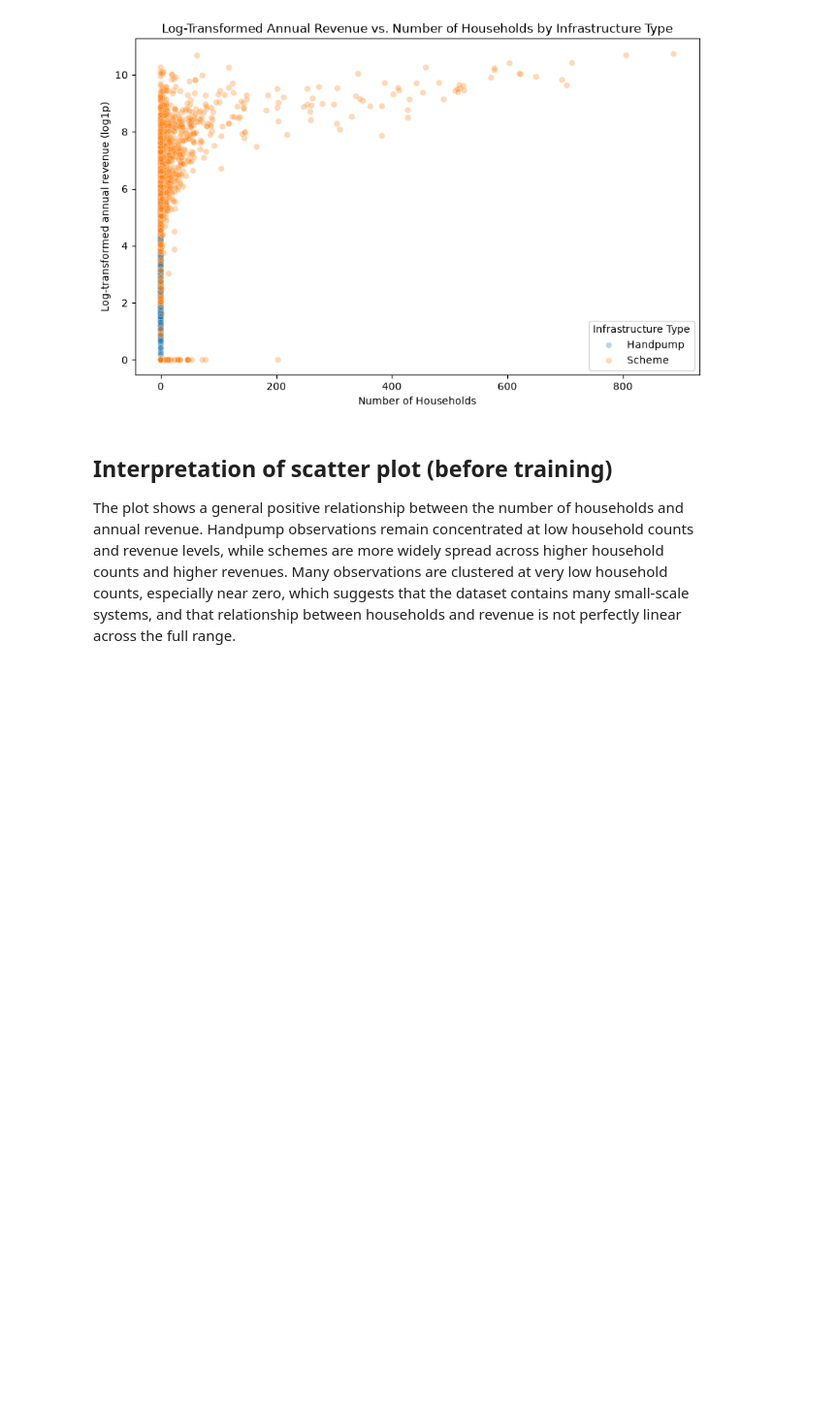
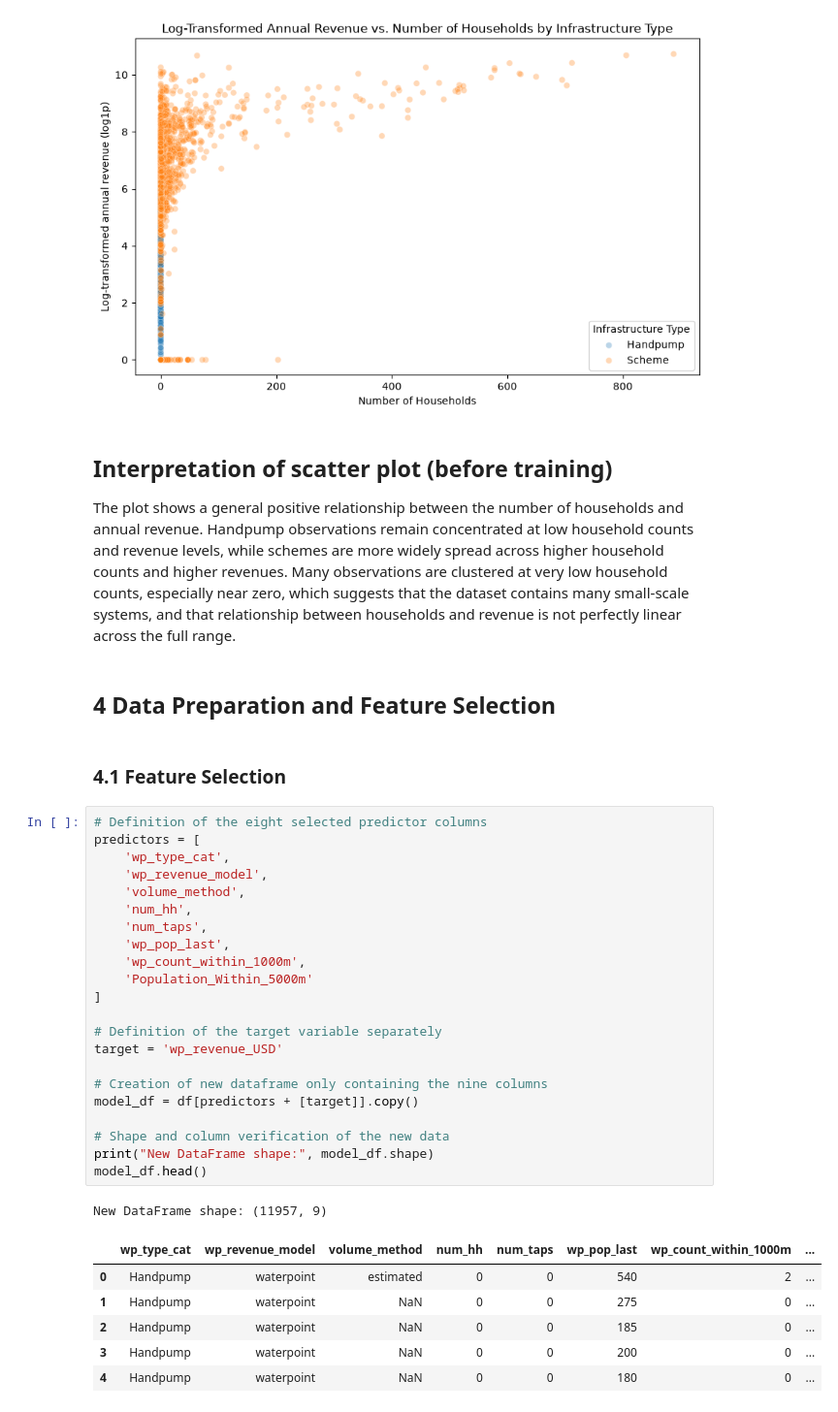
Before and after one commit to L-nsamba/linear_regression_model, a Jupyter notebook: summative/linear_regression/multivariate.ipynb, the cells around one changed output. Shown at 97% size. Saved outputs shown, nothing was run; the diff lists cells and outputs as text; blank space fills up the shorter version.

```diff
--- a/summative/linear_regression/multivariate.ipynb
+++ b/summative/linear_regression/multivariate.ipynb
@@ -254,3 +254,37 @@ plt.show()
 # %% [markdown]
 ## Interpretation of scatter plot (before training)
 The plot shows a general positive relationship between the number of households and annual revenue. Handpump observations remain concentrated at low household counts and revenue levels, while schemes are more widely spread across higher household counts and higher revenues. Many observations are clustered at very low household counts, especially near zero, which suggests that the dataset contains many small-scale systems, and that relationship between households and revenue is not perfectly linear across the full range.
+# %% [markdown]
+## 4 Data Preparation and Feature Selection
+# %% [markdown]
+### 4.1 Feature Selection
+# %%
+# Definition of the eight selected predictor columns
+predictors = [
+    'wp_type_cat',
+    'wp_revenue_model',
+    'volume_method',
+    'num_hh',
+    'num_taps',
+    'wp_pop_last',
+    'wp_count_within_1000m',
+    'Population_Within_5000m'
+]
+
+# Definition of the target variable separately
+target = 'wp_revenue_USD'
+
+# Creation of new dataframe only containing the nine columns
+model_df = df[predictors + [target]].copy()
+
+# Shape and column verification of the new data
+print("New DataFrame shape:", model_df.shape)
+model_df.head()
+# %% [output]
+New DataFrame shape: (11957, 9)
+|  | wp_type_cat | wp_revenue_model | volume_method | num_hh | num_taps | wp_pop_last | wp_count_within_1000m | ... |
+| 0 | Handpump | waterpoint | estimated | 0 | 0 | 540 | 2 | ... |
+| 1 | Handpump | waterpoint | NaN | 0 | 0 | 275 | 0 | ... |
+| 2 | Handpump | waterpoint | NaN | 0 | 0 | 185 | 0 | ... |
+| 3 | Handpump | waterpoint | NaN | 0 | 0 | 200 | 0 | ... |
+| 4 | Handpump | waterpoint | NaN | 0 | 0 | 180 | 0 | ... |
```
Also changed, not shown: parts of 8 cells of this notebook.
